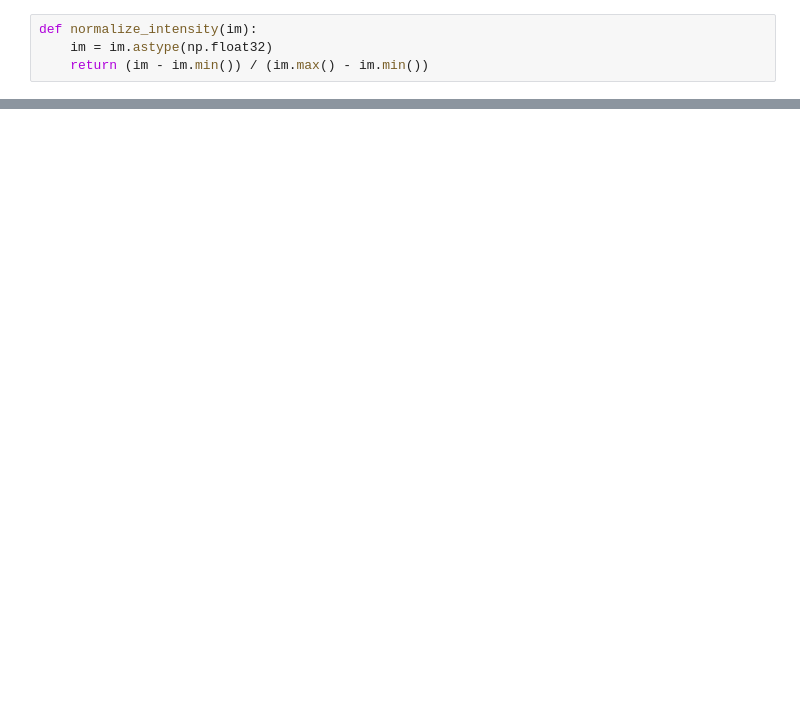
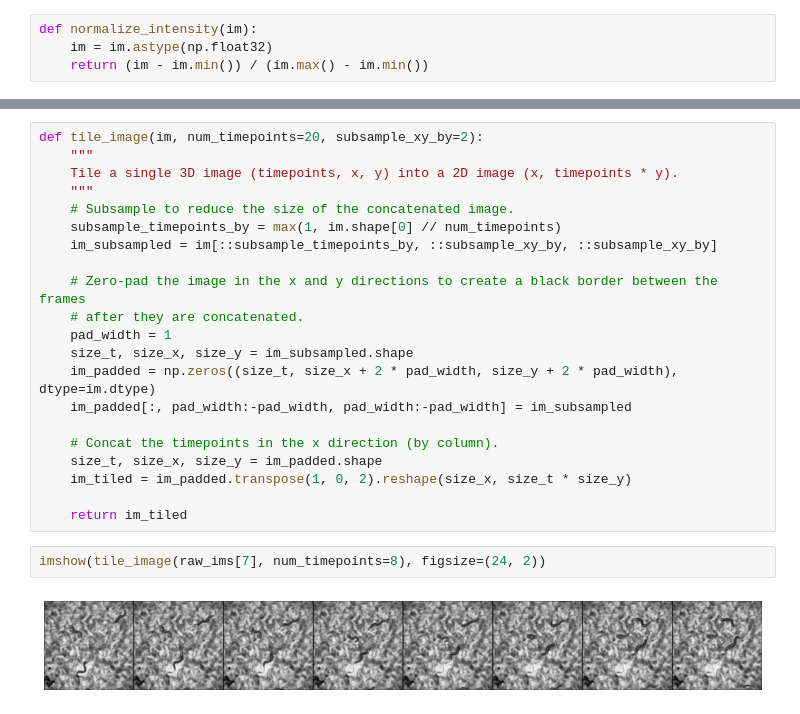
Before and after one commit to Arcadia-Science/2024-worm-tracking, a Jupyter notebook: notebooks/playground.ipynb, the cells around one changed output, grey strips where cells are left out. Drawn from its saved outputs; the diff is of its cells as text; blank space fills up the shorter version.

```diff
--- a/notebooks/playground.ipynb
+++ b/notebooks/playground.ipynb
@@ -102,0 +94,25 @@ imshow(im, im_sato, mask)
+# %%
+def tile_image(im, num_timepoints=20, subsample_xy_by=2):
+    """
+    Tile a single 3D image (timepoints, x, y) into a 2D image (x, timepoints * y).
+    """
+    # Subsample to reduce the size of the concatenated image.
+    subsample_timepoints_by = max(1, im.shape[0] // num_timepoints)
+    im_subsampled = im[::subsample_timepoints_by, ::subsample_xy_by, ::subsample_xy_by]
+
+    # Zero-pad the image in the x and y directions to create a black border between the frames
+    # after they are concatenated.
+    pad_width = 1
+    size_t, size_x, size_y = im_subsampled.shape
+    im_padded = np.zeros((size_t, size_x + 2 * pad_width, size_y + 2 * pad_width), dtype=im.dtype)
+    im_padded[:, pad_width:-pad_width, pad_width:-pad_width] = im_subsampled
+
+    # Concat the timepoints in the x direction (by column).
+    size_t, size_x, size_y = im_padded.shape
+    im_tiled = im_padded.transpose(1, 0, 2).reshape(size_x, size_t * size_y)
+
+    return im_tiled
+# %%
+imshow(tile_image(raw_ims[7], num_timepoints=8), figsize=(24, 2))
+# %% [output]
+[figure, added]
```
Also changed, not shown: parts of 39 cells of this notebook.
